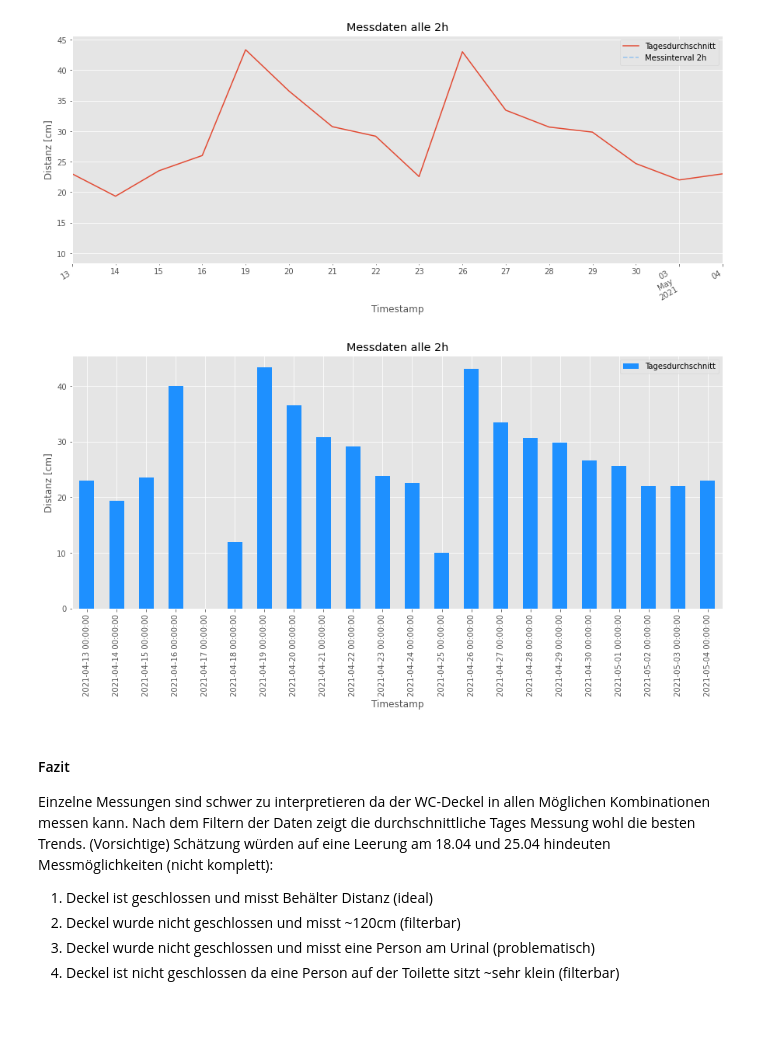
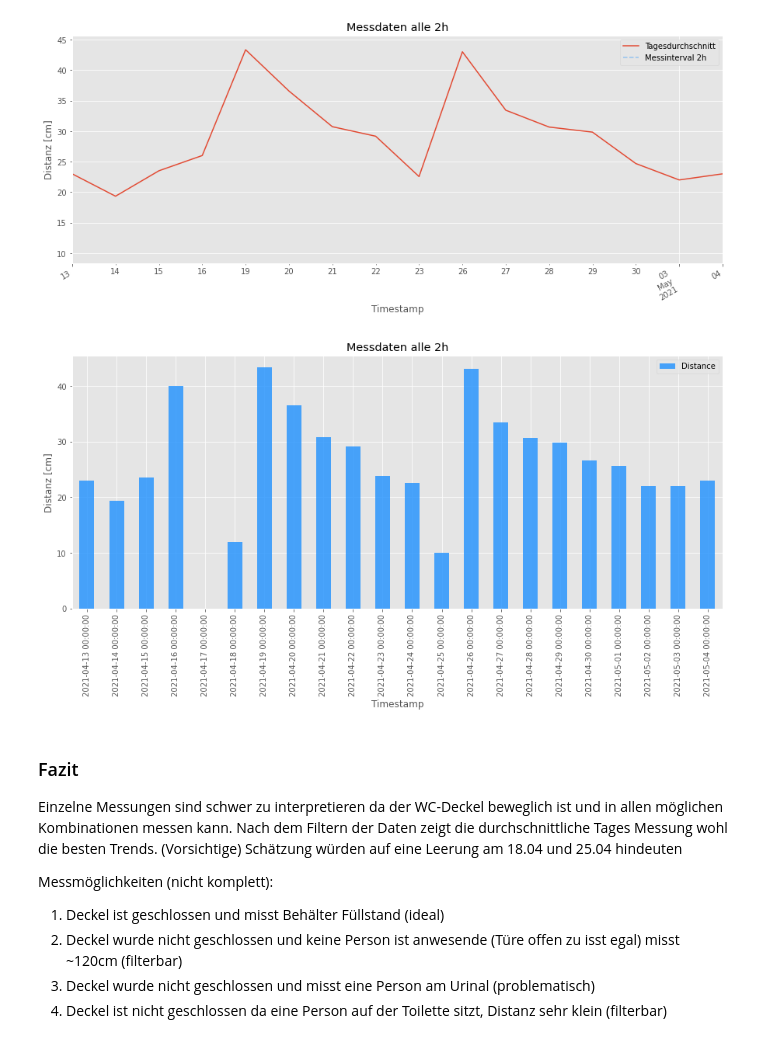
Before and after one commit to phyti1/ds_p4_kompotoi, a Jupyter notebook: Data_aquissation_sensoneo.ipynb, the cells around one changed output. Saved outputs shown, nothing was run; the diff lists cells and outputs as text; code cells hidden in the pictures; blank space fills up the shorter version.

Commit message:
Update Füllstandsensoren Daten lesen

```diff
--- a/Data_aquissation_sensoneo.ipynb
+++ b/Data_aquissation_sensoneo.ipynb
@@ -319,19 +319,20 @@ plt.show()
 # %% [output]
 [figure]
 # %%
-df_sensoneo['Distance'].resample('D').mean().plot(kind='bar', color='dodgerblue', figsize=(15,6), label='Tagesdurchschnitt')
+df_sensoneo['Distance'].resample('D').mean().plot(kind='bar', color='dodgerblue', figsize=(15,6), alpha=0.8)
 #df_sensoneo['Distance'].plot(kindcolor='dodgerblue', linestyle='--', alpha=0.4, figsize=(15,6), label='Messinterval 2h')
 plt.title('Messdaten alle 2h')
 plt.ylabel('Distanz [cm]')
 plt.legend()
 plt.show()
 # %% [output]
-[figure, old version]
+[figure, new version]
 # %% [markdown]
-#### Fazit
-Einzelne Messungen sind schwer zu interpretieren da der WC-Deckel in allen Möglichen Kombinationen messen kann. Nach dem Filtern der Daten zeigt die durchschnittliche Tages Messung wohl die besten Trends. (Vorsichtige) Schätzung würden auf eine Leerung am 18.04 und 25.04 hindeuten
+### Fazit
+Einzelne Messungen sind schwer zu interpretieren da der WC-Deckel beweglich ist und in allen möglichen Kombinationen messen kann. Nach dem Filtern der Daten zeigt die durchschnittliche Tages Messung wohl die besten Trends. (Vorsichtige) Schätzung würden auf eine Leerung am 18.04 und 25.04 hindeuten
+
 Messmöglichkeiten (nicht komplett):
-1. Deckel ist geschlossen und misst Behälter Distanz (ideal)
-2. Deckel wurde nicht geschlossen und misst ~120cm (filterbar)
+1. Deckel ist geschlossen und misst Behälter Füllstand (ideal)
+2. Deckel wurde nicht geschlossen und keine Person ist anwesende (Türe offen zu isst egal) misst ~120cm (filterbar)
 3. Deckel wurde nicht geschlossen und misst eine Person am Urinal (problematisch)
-4. Deckel ist nicht geschlossen da eine Person auf der Toilette sitzt ~sehr klein (filterbar)
+4. Deckel ist nicht geschlossen da eine Person auf der Toilette sitzt, Distanz sehr klein (filterbar)
```
Also changed, not shown: parts of 3 cells of this notebook.
